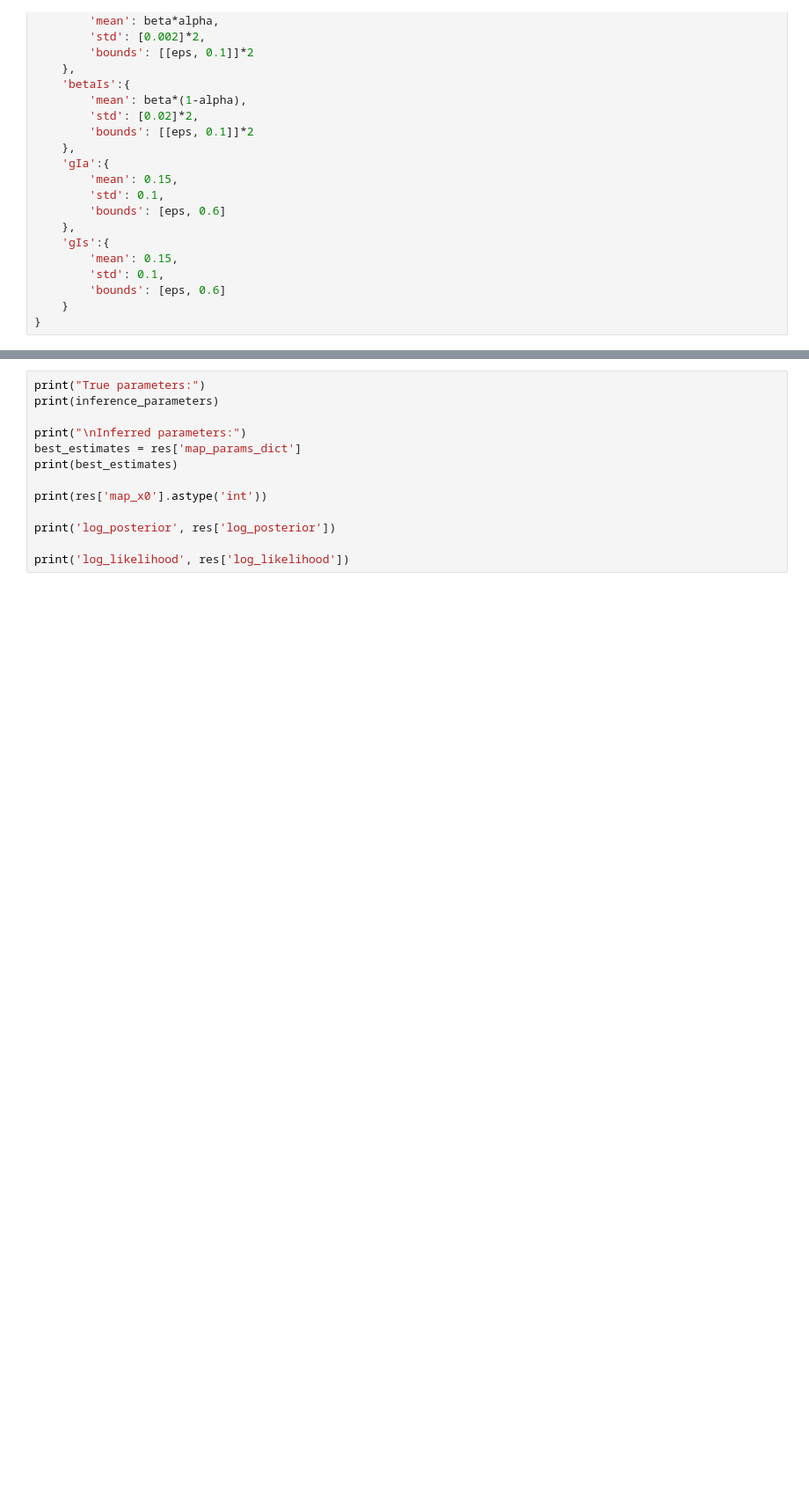
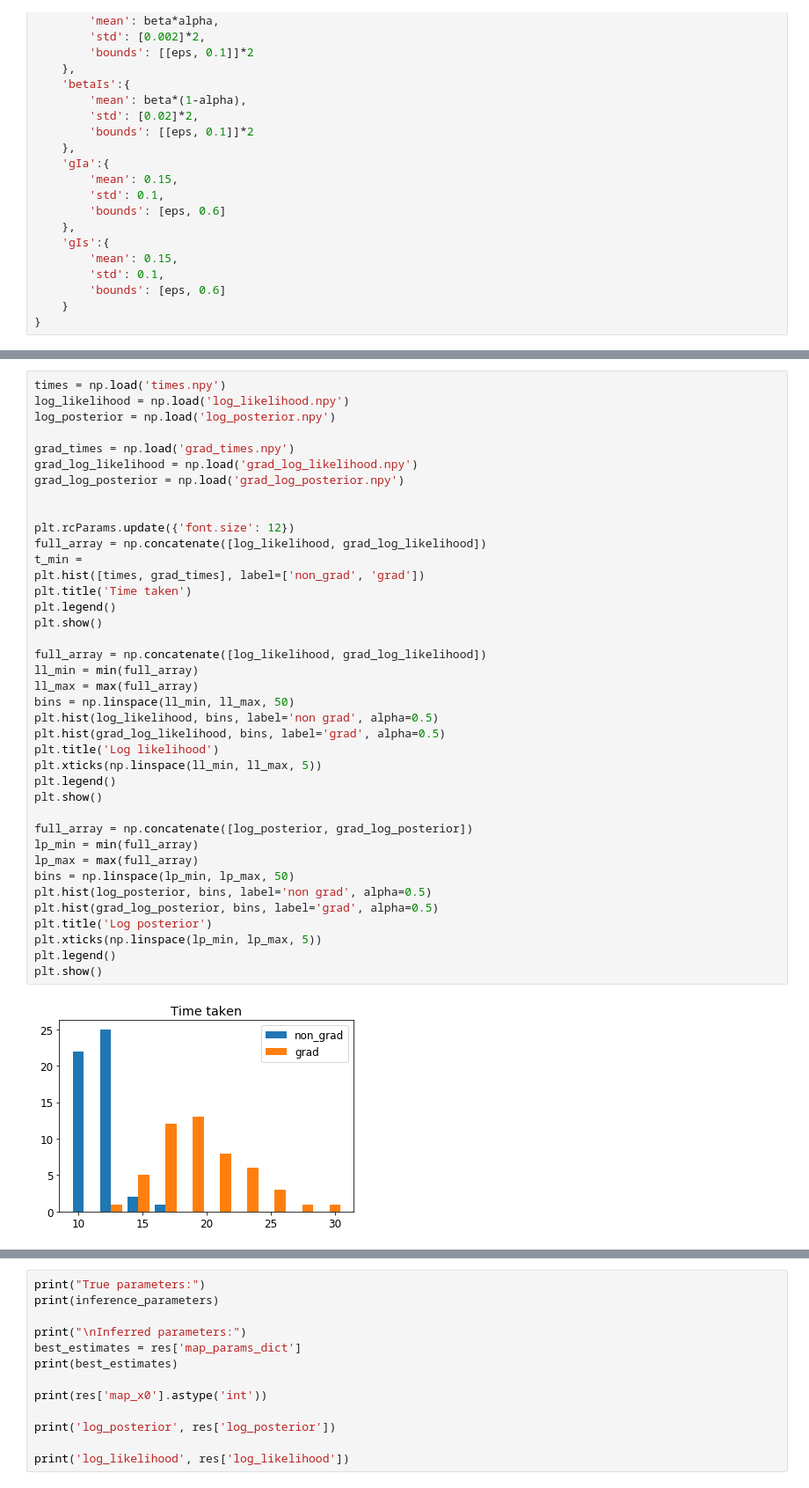
Before and after one commit to vishalbelsare/pyross, a Jupyter notebook: examples/inference/gradient_computation/ex_Spp_latent_inference_grad.ipynb, the cells around one changed output, grey strips where cells are left out. Shown at 88% size. Drawn from its saved outputs; the diff is of its cells as text; blank space fills up the shorter version.

Commit message:
update grad computation notebook

```diff
--- a/examples/inference/gradient_computation/ex_Spp_latent_inference_grad.ipynb
+++ b/examples/inference/gradient_computation/ex_Spp_latent_inference_grad.ipynb
@@ -216,0 +246,41 @@ Optimal value (local minimisation):  165.98302033623784
+# %%
+times = np.load('times.npy')
+log_likelihood = np.load('log_likelihood.npy')
+log_posterior = np.load('log_posterior.npy')
+
+grad_times = np.load('grad_times.npy')
+grad_log_likelihood = np.load('grad_log_likelihood.npy')
+grad_log_posterior = np.load('grad_log_posterior.npy')
+
+
+plt.rcParams.update({'font.size': 12})
+full_array = np.concatenate([log_likelihood, grad_log_likelihood])
+t_min =
+plt.hist([times, grad_times], label=['non_grad', 'grad'])
+plt.title('Time taken')
+plt.legend()
+plt.show()
+
+full_array = np.concatenate([log_likelihood, grad_log_likelihood])
+ll_min = min(full_array)
+ll_max = max(full_array)
+bins = np.linspace(ll_min, ll_max, 50)
+plt.hist(log_likelihood, bins, label='non grad', alpha=0.5)
+plt.hist(grad_log_likelihood, bins, label='grad', alpha=0.5)
+plt.title('Log likelihood')
+plt.xticks(np.linspace(ll_min, ll_max, 5))
+plt.legend()
+plt.show()
+
+full_array = np.concatenate([log_posterior, grad_log_posterior])
+lp_min = min(full_array)
+lp_max = max(full_array)
+bins = np.linspace(lp_min, lp_max, 50)
+plt.hist(log_posterior, bins, label='non grad', alpha=0.5)
+plt.hist(grad_log_posterior, bins, label='grad', alpha=0.5)
+plt.title('Log posterior')
+plt.xticks(np.linspace(lp_min, lp_max, 5))
+plt.legend()
+plt.show()
+# %% [output]
+[figure, added]
```
Also changed, not shown: parts of 5 cells of this notebook, 21 other files.
